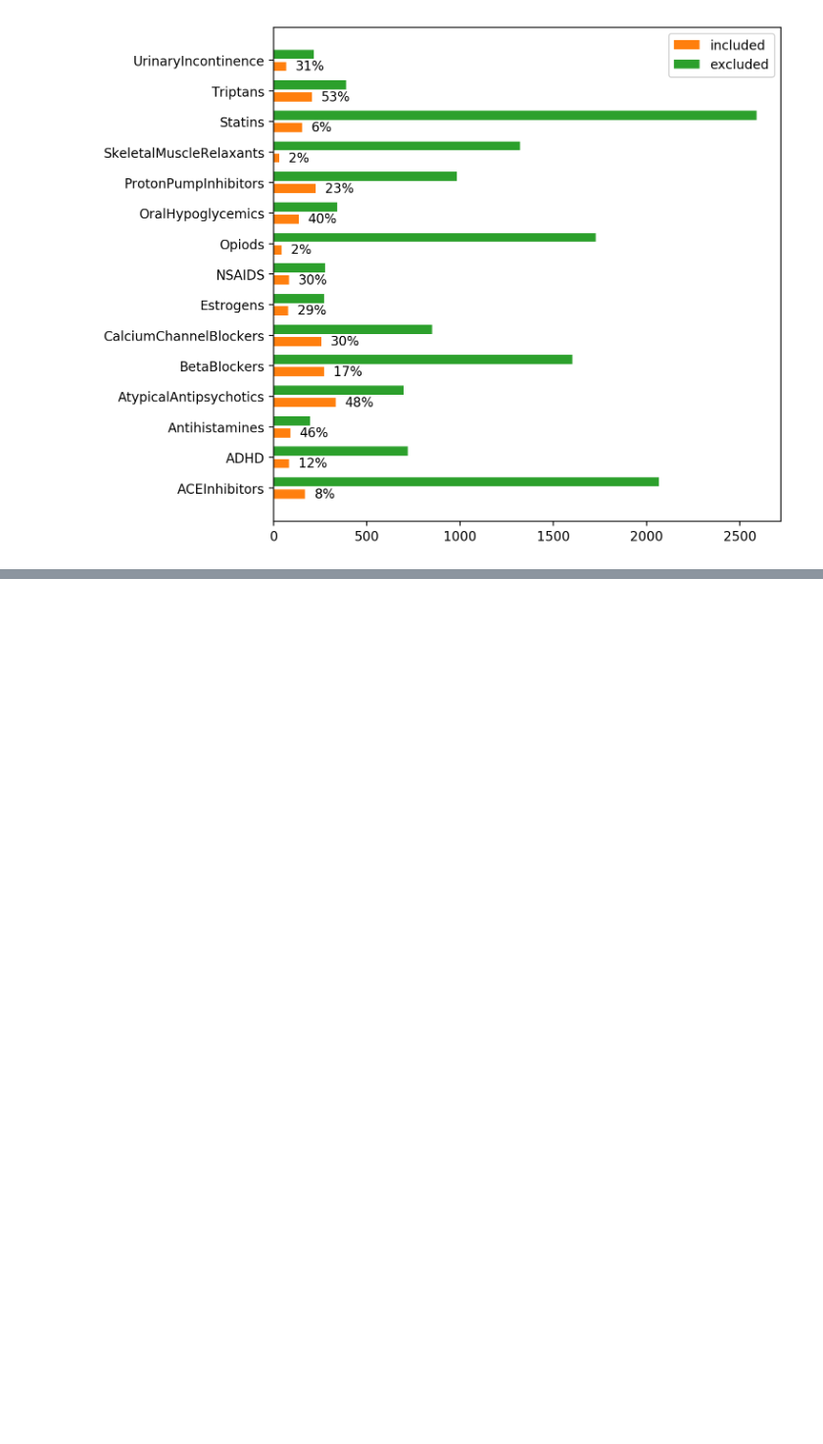
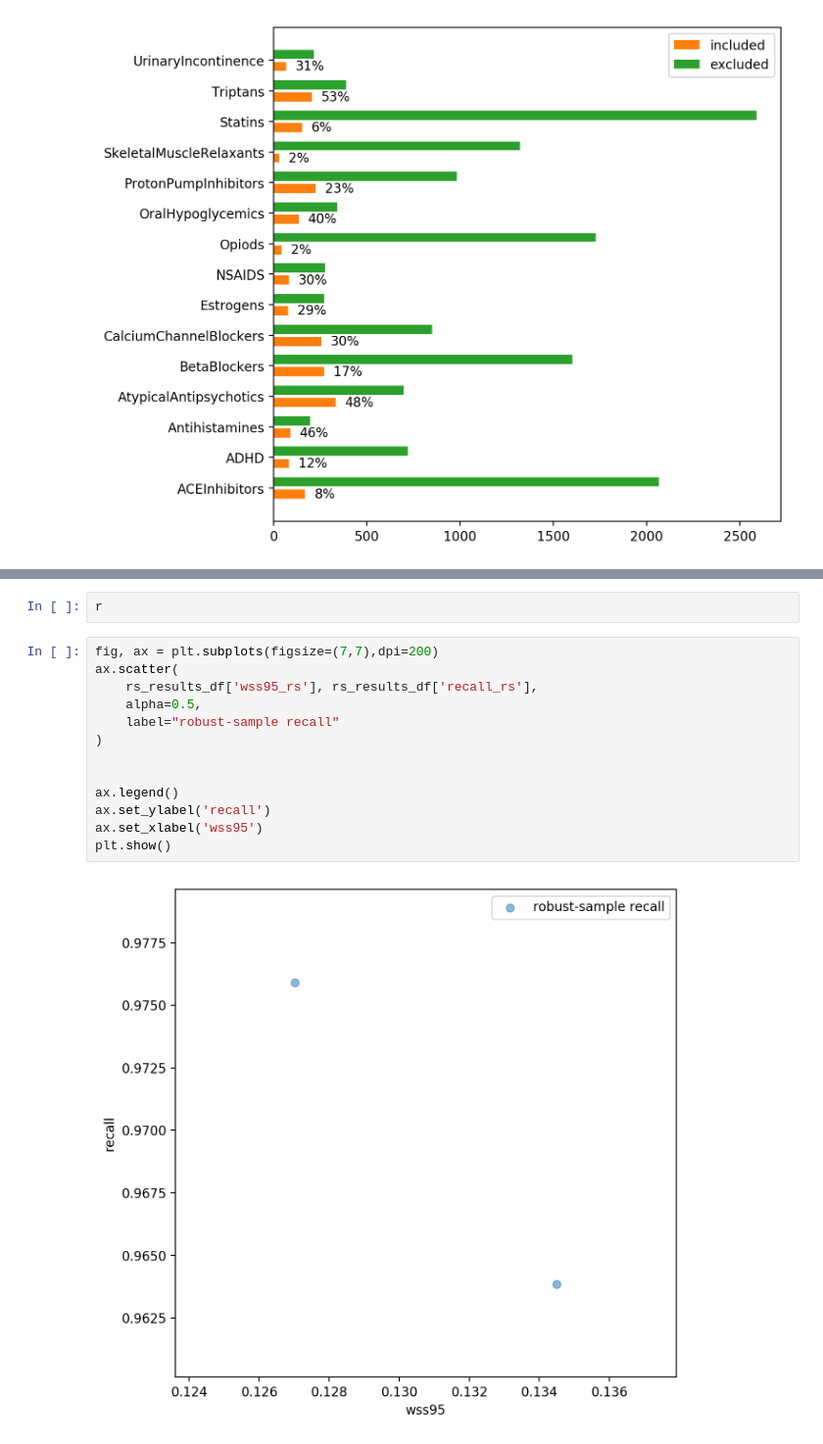
Before and after one commit to mcallaghan/rapid-screening, a Jupyter notebook: analysis/evaluation.ipynb, the cells around one changed output, grey strips where cells are left out. Shown: that part at 98% size. Cells and saved outputs as stored; diff of their text form; blank space fills up the shorter version.

```diff
--- a/analysis/evaluation.ipynb
+++ b/analysis/evaluation.ipynb
@@ -197,0 +193,17 @@ len(i)
+# %%
+r
+# %%
+fig, ax = plt.subplots(figsize=(7,7),dpi=200)
+ax.scatter(
+    rs_results_df['wss95_rs'], rs_results_df['recall_rs'],
+    alpha=0.5,
+    label="robust-sample recall"
+)
+
+
+ax.legend()
+ax.set_ylabel('recall')
+ax.set_xlabel('wss95')
+plt.show()
+# %% [output]
+[figure, added]
```
Also changed, not shown: parts of 14 cells of this notebook, 5 other files.
